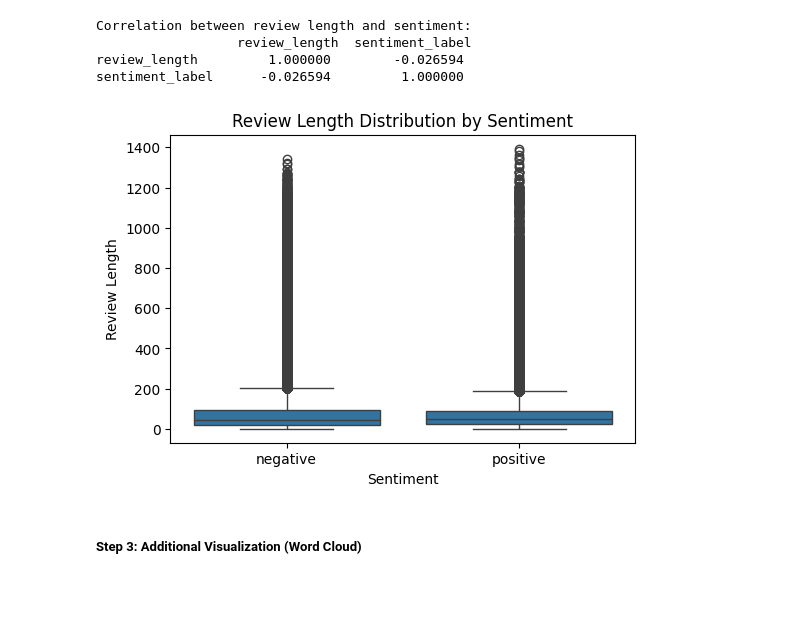
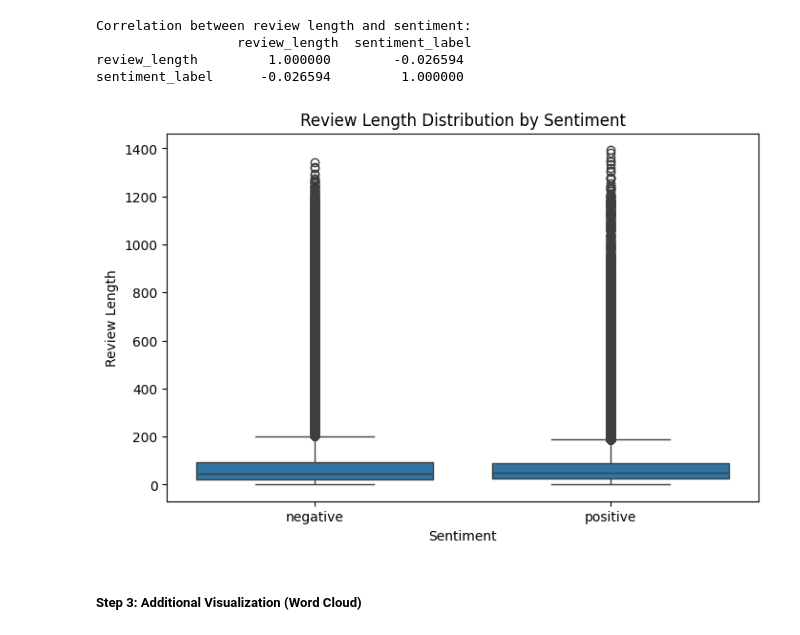
Before and after one commit to doanhieung/hotel-review-sentiment-analysis, a Jupyter notebook: notebook/eda.ipynb, the cells around one changed output. Drawn from its saved outputs; the diff is of its cells as text; code cells hidden in the pictures; blank space fills up the shorter version.

Commit message:
clean and change image size

```diff
--- a/notebook/eda.ipynb
+++ b/notebook/eda.ipynb
@@ -59,14 +59,14 @@ Correlation between review length and sentiment:
 review_length         1.000000        -0.026594
 sentiment_label      -0.026594         1.000000
 # %%
-plt.figure(figsize=(6, 4))
+plt.figure(figsize=(8, 5))
 sns.boxplot(data=df, x="sentiment", y="review_length")
 plt.title("Review Length Distribution by Sentiment")
 plt.xlabel("Sentiment")
 plt.ylabel("Review Length")
 plt.show()
 # %% [output]
-[figure, old version]
+[figure, new version]
 # %% [markdown]
 ##### Step 3: Additional Visualization (Word Cloud)
 # %%
```
Also changed, not shown: parts of 1 cell of this notebook, 1 other file.
